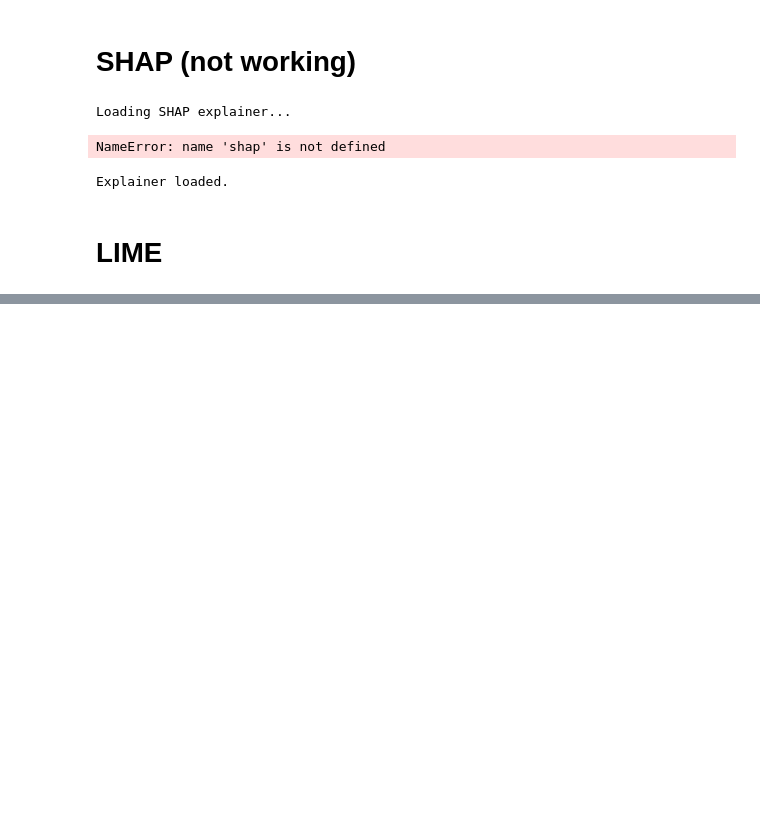
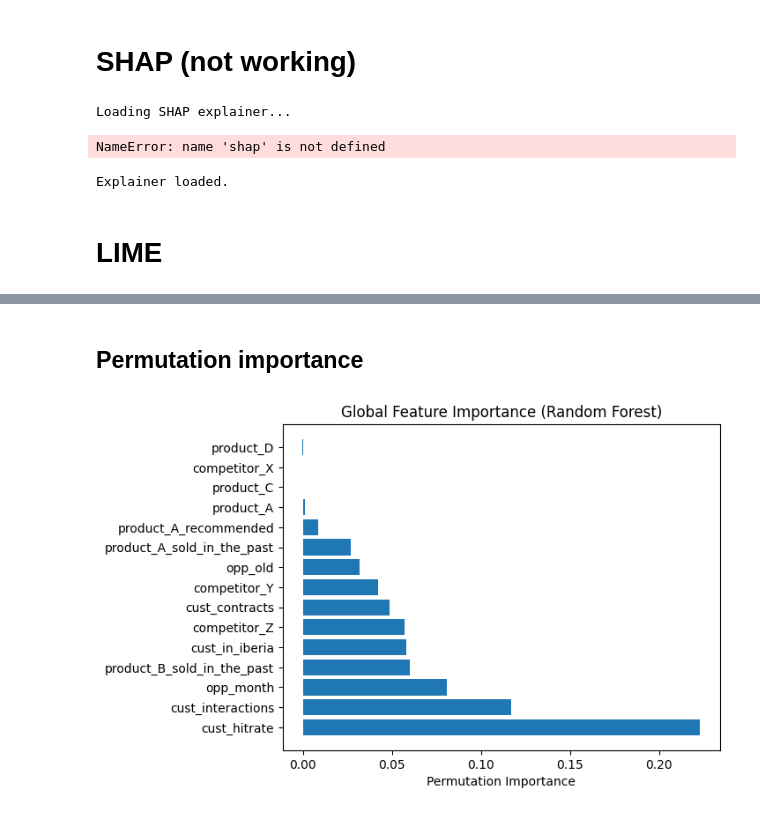
Before and after one commit to alex-touza/datathon-2025, a Jupyter notebook: main_random_forest.ipynb, the cells around one changed output, grey strips where cells are left out. Cells and saved outputs as stored; diff of their text form; code cells hidden in the pictures; blank space fills up the shorter version.

```diff
--- a/main_random_forest.ipynb
+++ b/main_random_forest.ipynb
@@ -218,0 +311,15 @@ plt.close()
+# %% [markdown]
+## Permutation importance
+# %%
+from sklearn.ensemble import RandomForestClassifier
+from sklearn.inspection import permutation_importance
+
+perm = permutation_importance(model, X_test, y_test, n_repeats=10, random_state=42)
+
+sorted_idx = perm.importances_mean.argsort()[::-1]
+plt.barh([X_train.columns[i] for i in sorted_idx], perm.importances_mean[sorted_idx])
+plt.xlabel("Permutation Importance")
+plt.title("Global Feature Importance (Random Forest)")
+plt.show()
+# %% [output]
+[figure, added]
```
Also changed, not shown: parts of 2 cells of this notebook, 1 other file.
